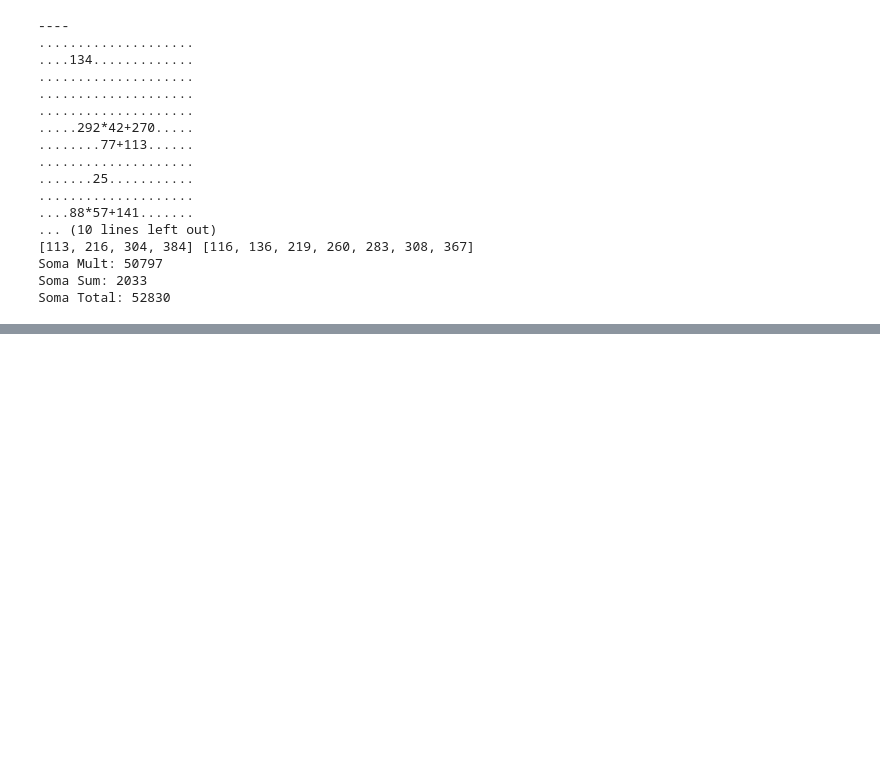
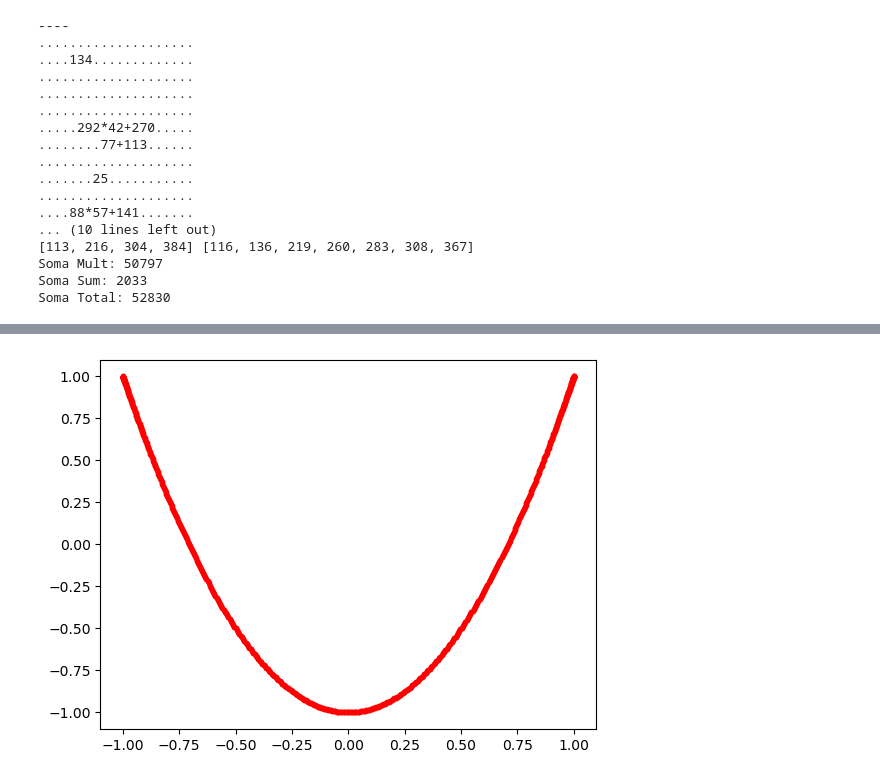
Before and after one commit to arturqg11/C-digos_Aleat-rios_Python, a Jupyter notebook: códigos aulas .ipynb, the cells around one changed output, grey strips where cells are left out. Saved outputs shown, nothing was run; the diff lists cells and outputs as text; code cells hidden in the pictures; blank space fills up the shorter version.

```diff
--- a/códigos aulas .ipynb
+++ b/códigos aulas .ipynb
@@ -1141,0 +1175,18 @@ Soma Total: 52830
+# %%
+import matplotlib.pyplot as plt
+import numpy as np
+
+N = 1000
+
+x = np.linspace(0, 1, N)
+
+for i in x:
+    k1 = 2
+    k2 = 4
+
+    x = np.cos(2 * k1 * np.pi*i)
+    y = np.cos(2 * k2 * np.pi*i)
+
+    plt.plot(x, y, "r.")
+# %% [output]
+[figure, added]
```
Also changed, not shown: parts of 39 cells of this notebook.
